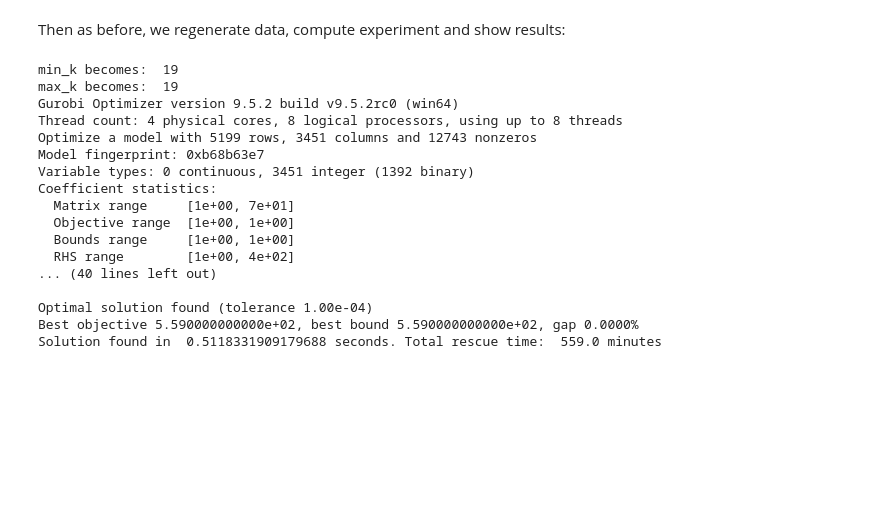
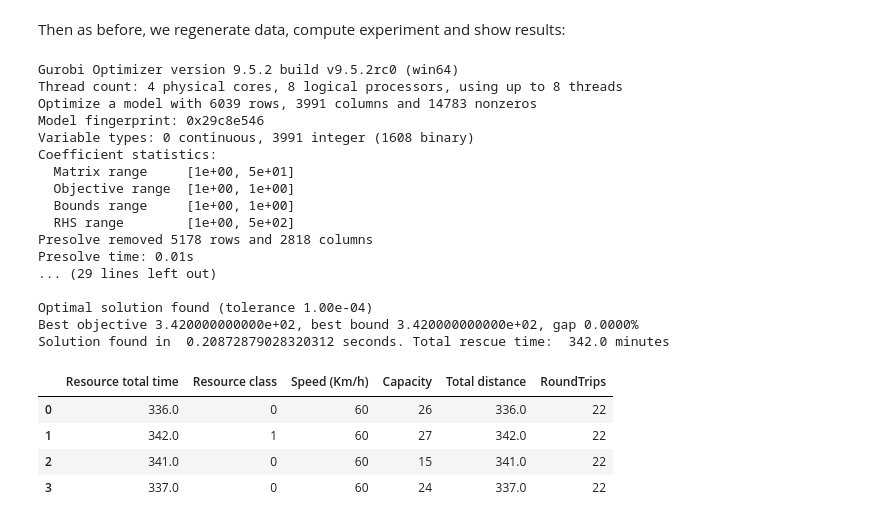
Before and after one commit to dew54/math-opt-project, a Jupyter notebook: script.ipynb, the cells around one changed output. Cells and saved outputs as stored; diff of their text form; code cells hidden in the pictures; blank space fills up the shorter version.

```diff
--- a/script.ipynb
+++ b/script.ipynb
@@ -102,36 +99,51 @@ num_b = 3               # Number of pickUp points where people are loaded on res
 num_c = 3               # Number of shelters where people is dropped off
 num_h = 2               # Number of initial locations from where rescue resources depart
 num_t = 1               # Number of sink node (to not be changed)
-evaDemand = 400         # Number of people per area
-num_selfEva = 10         # Number of self evacuees (people that can safe themselfs)
+evaDemand = 500         # Number of people per area
+num_selfEva = 10        # Number of self evacuees (people that can safe themselfs)
 numClas = 2             # Number of classes of rescue resources
 # %% [markdown]
 Then as before, we regenerate data, compute experiment and show results:
-# %%
-data = generateSimpleData.generateSimpleData(num_i, num_a, num_h, num_b, num_c, num_selfEva, evaDemand, numClas)
-status, runtime, objVal, experiment = runExpe.runExpe(data)
-
-vars = experiment.getVars()
-objValue = objVal
-
-
-
-print("Solution found in ", runtime, "seconds. Total rescue time: ", objVal, "minutes")
-# %% [output]
-min_k becomes:  19
-max_k becomes:  19
-Gurobi Optimizer version 9.5.2 build v9.5.2rc0 (win64)
-Thread count: 4 physical cores, 8 logical processors, using up to 8 threads
-Optimize a model with 5199 rows, 3451 columns and 12743 nonzeros
-Model fingerprint: 0xb68b63e7
-Variable types: 0 continuous, 3451 integer (1392 binary)
-Coefficient statistics:
-  Matrix range     [1e+00, 7e+01]
-  Objective range  [1e+00, 1e+00]
-  Bounds range     [1e+00, 1e+00]
-  RHS range        [1e+00, 4e+02]
-... (40 lines left out)
-
-Optimal solution found (tolerance 1.00e-04)
-Best objective 5.590000000000e+02, best bound 5.590000000000e+02, gap 0.0000%
-Solution found in  0.5118331909179688 seconds. Total rescue time:  559.0 minutes
+# %%
+data = generateSimpleData.generateSimpleData(num_i, num_a, num_h, num_b, num_c, num_selfEva, evaDemand, numClas)
+status, runtime, objVal, experiment = runExpe.runExpe(data)
+
+vars = experiment.getVars()
+df = pd.DataFrame(columns=['Resource total time', 'Resource class', 'Speed (Km/h)', 'Capacity', 'Total distance', 'RoundTrips'])
+resTime , key = Utils.getVars(Utils, experiment.getVars(), 'timeForResourceI')
+df['Resource total time'] = resTime
+df['Resource class'] = [ res.clas for res in  data['resources']]
+df['Speed (Km/h)'] = [res.emptySpeed * 60 for res in data['resources']]
+df['Capacity'] = [res.capacity for res in data['resources']]
+df['Total distance'] = [resTime[i]/data['resources'][i].emptySpeed for i in range(num_i)]
+df['RoundTrips'] = [res.maxTrips for res in  data['resources']]
+
+
+objValue = objVal
+
+print("Solution found in ", runtime, "seconds. Total rescue time: ", objVal, "minutes")
+
+df
+# %% [output]
+Gurobi Optimizer version 9.5.2 build v9.5.2rc0 (win64)
+Thread count: 4 physical cores, 8 logical processors, using up to 8 threads
+Optimize a model with 6039 rows, 3991 columns and 14783 nonzeros
+Model fingerprint: 0x29c8e546
+Variable types: 0 continuous, 3991 integer (1608 binary)
+Coefficient statistics:
+  Matrix range     [1e+00, 5e+01]
+  Objective range  [1e+00, 1e+00]
+  Bounds range     [1e+00, 1e+00]
+  RHS range        [1e+00, 5e+02]
+Presolve removed 5178 rows and 2818 columns
+Presolve time: 0.01s
+... (29 lines left out)
+
+Optimal solution found (tolerance 1.00e-04)
+Best objective 3.420000000000e+02, best bound 3.420000000000e+02, gap 0.0000%
+Solution found in  0.20872879028320312 seconds. Total rescue time:  342.0 minutes
+|  | Resource total time | Resource class | Speed (Km/h) | Capacity | Total distance | RoundTrips |
+| 0 | 336.0 | 0 | 60 | 26 | 336.0 | 22 |
+| 1 | 342.0 | 1 | 60 | 27 | 342.0 | 22 |
+| 2 | 341.0 | 0 | 60 | 15 | 341.0 | 22 |
+| 3 | 337.0 | 0 | 60 | 24 | 337.0 | 22 |
```
Also changed, not shown: parts of 7 cells of this notebook, 18 other files.
